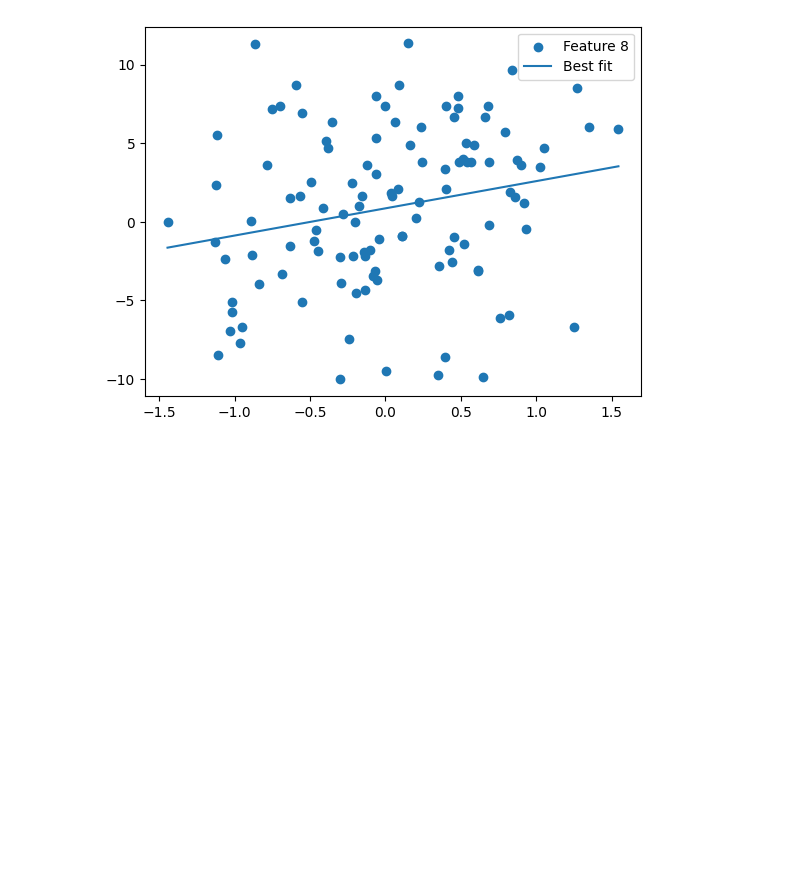
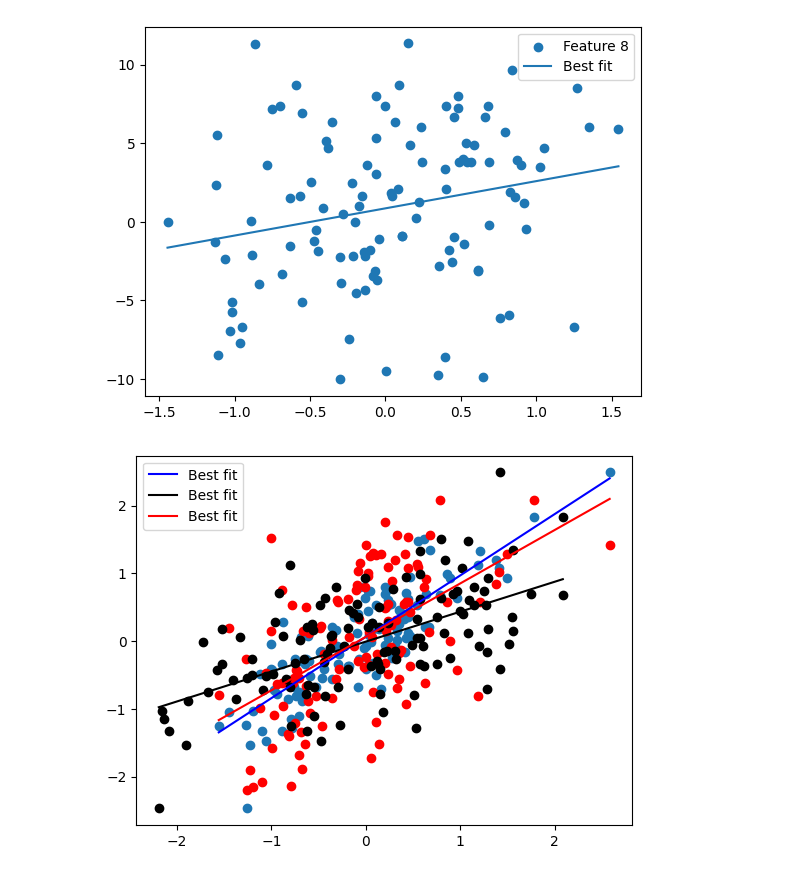
Before and after one commit to suhas11A/sem4, a Jupyter notebook: cs240/lab1/q5/q5.ipynb, the cells around one changed output. Cells and saved outputs as stored; diff of their text form; code cells hidden in the pictures; blank space fills up the shorter version.

```diff
--- a/cs240/lab1/q5/q5.ipynb
+++ b/cs240/lab1/q5/q5.ipynb
@@ -5,10 +5,10 @@ import pandas as pd
 import sklearn
 from sklearn import linear_model,metrics,preprocessing
 # %%
-train=np.loadtxt("q5_train.csv",skiprows=1,delimiter=",")
-test=np.loadtxt("q5_test.csv",skiprows=1,delimiter=",")
+train=np.loadtxt("old_data/q5_train.csv",skiprows=1,delimiter=",")
+test=np.loadtxt("old_data/q5_test.csv",skiprows=1,delimiter=",")
 X_train, y_train = train[:, :-1], train[:, -1]
-X_test, y_test= test[:, :-1], test[:, -1]
+X_test= test[:, 1:]
 # %%
 std=preprocessing.RobustScaler()
 std.fit(X_train)
@@ -226,3 +226,18 @@ for i in range(X_train_clean.shape[1]):
 [figure]
 [figure]
 [figure]
+# %%
+x1 = std_X_train[:, 1]
+x2 = std_X_train[:, 2]
+std_y_train = (y_train - np.mean(y_train)) / np.std(y_train)
+plt.figure()
+plt.scatter(x1, x2)
+plt.scatter(x1, std_y_train, color="red")
+plt.scatter(std_y_train,x2, color="black")
+plt.plot(np.sort(x1), np.polyval(np.polyfit(x1, x2, 1), np.sort(x1)), label='Best fit', color="blue")
+plt.plot(np.sort(std_y_train), np.polyval(np.polyfit(std_y_train, x2, 1), np.sort(std_y_train)), label='Best fit', color="black")
+plt.plot(np.sort(x1), np.polyval(np.polyfit(x1, std_y_train, 1), np.sort(x1)), label='Best fit', color="red")
+plt.legend()
+plt.show()
+# %% [output]
+[figure, added]
```
Also changed, not shown: parts of 4 cells of this notebook, 52 other files.
